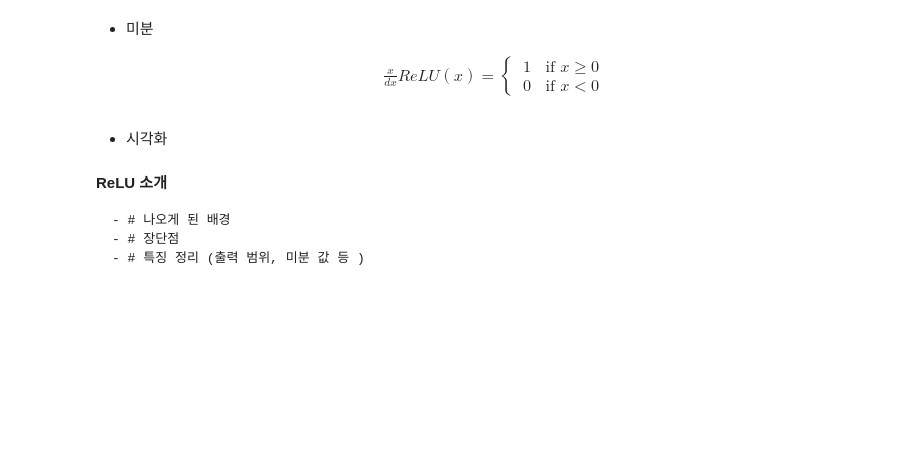
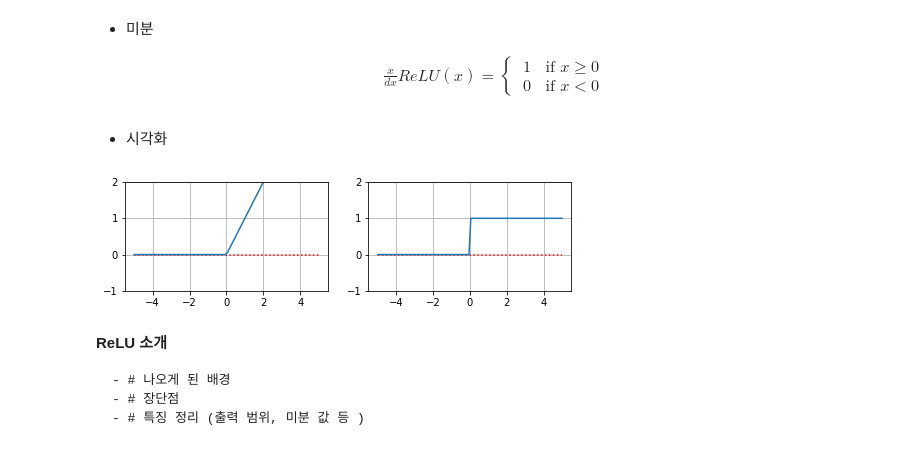
Before and after one commit to hiyeontae/SkillTreePython-DeepLearning, a Jupyter notebook: 01.딥러닝with텐서플로우-basic/ch01_01_DNN기초_기본레이어.ipynb, the cells around one changed output. Drawn from its saved outputs; the diff is of its cells as text; code cells hidden in the pictures; blank space fills up the shorter version.

```diff
--- a/01.딥러닝with텐서플로우-basic/ch01_01_DNN기초_기본레이어.ipynb
+++ b/01.딥러닝with텐서플로우-basic/ch01_01_DNN기초_기본레이어.ipynb
@@ -182,3 +334,7 @@ ReLU(x) = max(0, x)
+# %%
+def ReLU(x):
+  #return np.maximum(0,x)
+  return np.where( x>=0, x, 0)
 # %% [markdown]
 * 미분
 
@@ -190,8 +346,17 @@ ReLU(x) = max(0, x)
 \\ & 0 \;\; \text{ if } x <0
 \end{cases}
 \end{align}
+# %%
+def ReLU_grad(x):
+  return np.where( x>=0, 1, 0)
 # %% [markdown]
 * 시각화
+# %%
+xs = np.linspace(-5,5,100)
+plt.subplot(121);plot_func(xs, ReLU(xs))
+plt.subplot(122);plot_func(xs, ReLU_grad(xs))
+# %% [output]
+[figure, added]
 # %% [markdown]
 
 
```
Also changed, not shown: parts of 21 cells of this notebook.
